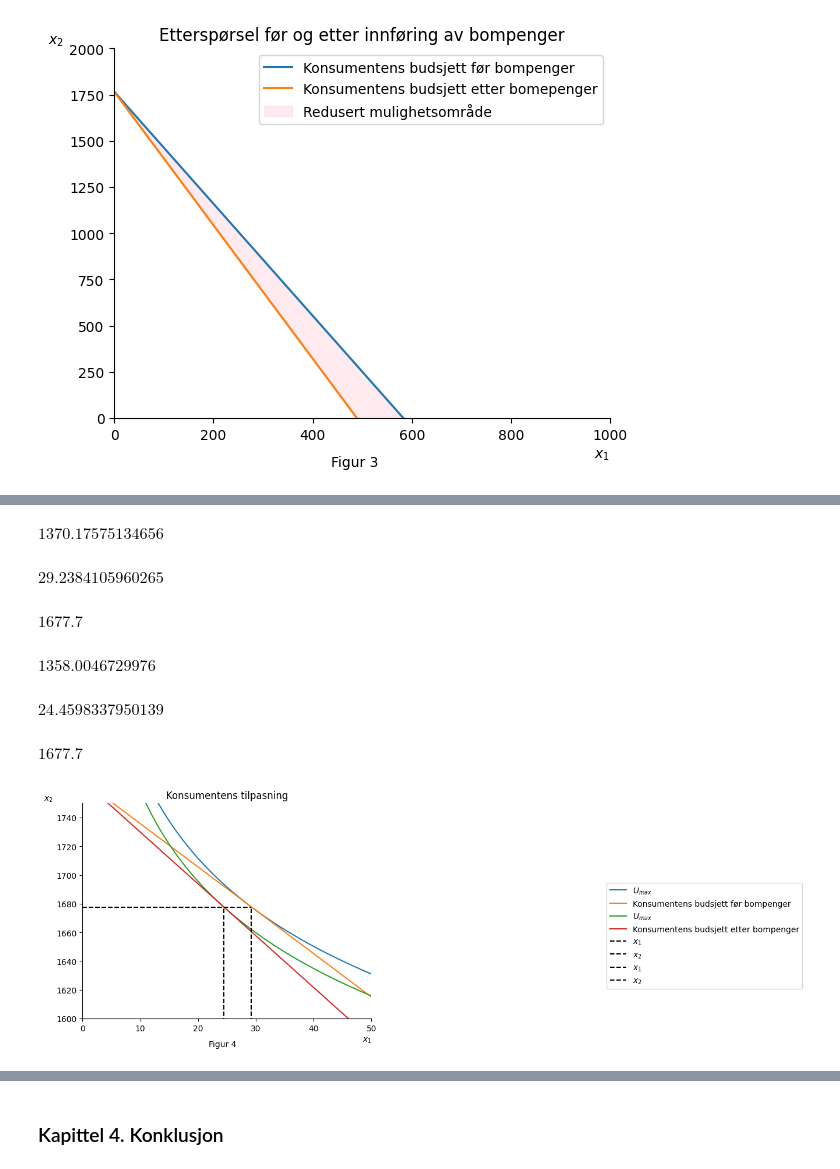
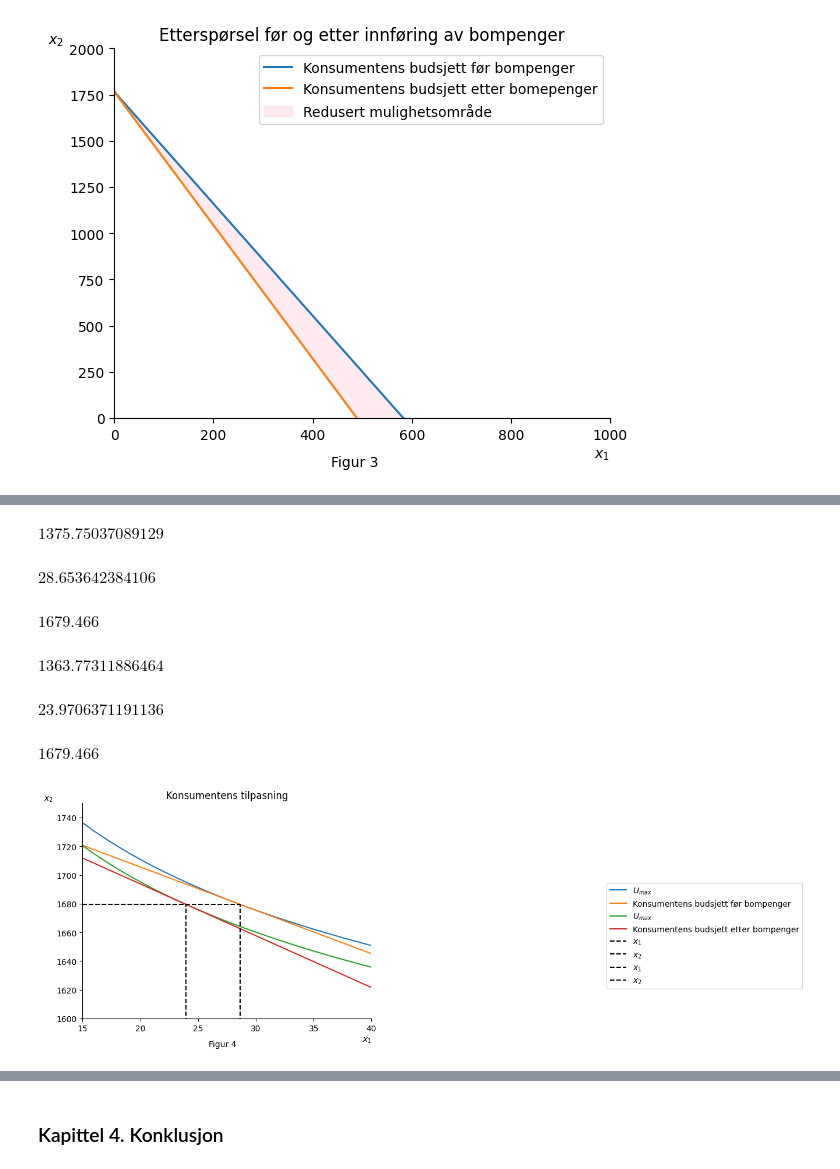
Before and after one commit to loopdiggaz/SOK-1006, a Jupyter notebook: Mappe2/mappeoppgave2_61.ipynb, the cells around one changed output, grey strips where cells are left out. Cells and saved outputs as stored; diff of their text form; code cells hidden in the pictures.

```diff
--- a/Mappe2/mappeoppgave2_61.ipynb
+++ b/Mappe2/mappeoppgave2_61.ipynb
@@ -330,7 +337,7 @@ U_max=U.subs([(x_1,x_1_eq),(x_2,x_2_eq)])
 # Vi kan bruke tall i et oppslag for å regne numeriske verdier
 # her er et eksempel
 # la oss lage noen tall i et oppslag
-in_dict = {"a":0.04,"b":0.96,"m":1766,"p_1":3.61,"p_2":1}
+in_dict = {"a":0.035,"b":0.965,"m":1766,"p_1":3.02,"p_2":1}
 
 # Vi bruker disse tallene til å finne nytten som oppnås samt etterspørsel
 
@@ -347,13 +354,13 @@ x_2_num=sp.sympify(x_2_eq).evalf(subs={a:in_dict['a'], b:in_dict['b'], m:in_dict
 # finn verdien for U_max, x_1_eq og x_2_eq
 
 
-nytte = U_max.subs([(a,0.05),(b,0.95),(m,1766),(p_1,3.02),(p_2,1)])
-x_1_num = x_1_eq.subs([(a,0.05),(b,0.95),(m,1766),(p_1,3.02),(p_2,1)])
-x_2_num = x_2_eq.subs([(a,0.05),(b,0.95),(m,1766),(p_1,3.02),(p_2,1)])
+nytte = U_max.subs([(a,0.049),(b,0.951),(m,1766),(p_1,3.02),(p_2,1)])
+x_1_num = x_1_eq.subs([(a,0.049),(b,0.951),(m,1766),(p_1,3.02),(p_2,1)])
+x_2_num = x_2_eq.subs([(a,0.049),(b,0.951),(m,1766),(p_1,3.02),(p_2,1)])
 
-nytte2 = U_max.subs([(a,0.05),(b,0.95),(m,1766),(p_1,3.61),(p_2,1)])
-x_1_num2 = x_1_eq.subs([(a,0.05),(b,0.95),(m,1766),(p_1,3.61),(p_2,1)])
-x_2_num2 = x_2_eq.subs([(a,0.05),(b,0.95),(m,1766),(p_1,3.61),(p_2,1)])
+nytte2 = U_max.subs([(a,0.049),(b,0.951),(m,1766),(p_1,3.61),(p_2,1)])
+x_1_num2 = x_1_eq.subs([(a,0.049),(b,0.951),(m,1766),(p_1,3.61),(p_2,1)])
+x_2_num2 = x_2_eq.subs([(a,0.049),(b,0.951),(m,1766),(p_1,3.61),(p_2,1)])
 
 display(nytte)
 display(x_1_num)
@@ -363,46 +370,46 @@ display(nytte2)
 display(x_1_num2)
 display(x_2_num2)
 # %% [output]
-$\displaystyle 1370.17575134656$
+$\displaystyle 1375.75037089129$
-$\displaystyle 29.2384105960265$
+$\displaystyle 28.653642384106$
-$\displaystyle 1677.7$
+$\displaystyle 1679.466$
-$\displaystyle 1358.0046729976$
+$\displaystyle 1363.77311886464$
-$\displaystyle 24.4598337950139$
+$\displaystyle 23.9706371191136$
-$\displaystyle 1677.7$
+$\displaystyle 1679.466$
 # %%
 fig, ax = plt.subplots()
 ax.set_ylabel('$x_2$', loc='top', rotation=0)
 ax.set_xlabel('$x_1$', loc='right')
 ax.set_xlim(0,1000)
 ax.set_ylim(0,2000)
 ax.spines['top'].set_color('none')
 ax.spines['right'].set_color('none')
 
 # før bompenger
-ax.plot(x, indiff_x_2(nytte,.05,.95,x), label='$U_{max}$')
+ax.plot(x, indiff_x_2(nytte,0.049,0.951,x), label='$U_{max}$')
 ax.plot(x, budsjett(1766, 3.02, 1, x), label = 'Konsumentens budsjett før bompenger')
 
 # etter bompenger
-ax.plot(x, indiff_x_2(nytte2,.05,0.95,x), label='$U_{max}$')
+ax.plot(x, indiff_x_2(nytte2,0.049,0.951,x), label='$U_{max}$')
 ax.plot(x, budsjett(1766, 3.61, 1, x), label = 'Konsumentens budsjett etter bompenger')
 
 # tilpasningen
 ax.vlines(x_1_num,0,x_2_num, color='black',ls='dashed', label='$x_1$')
 ax.hlines(x_2_num,0,x_1_num, color='black',ls='dashed', label='$x_2$')
 
 ax.vlines(x_1_num2,0,x_2_num2, color='black',ls='dashed', label='$x_1$')
 ax.hlines(x_2_num2,0,x_1_num2, color='black',ls='dashed', label='$x_2$')
 
 # tittel
 ax.set_title('Konsumentens tilpasning')
 
 #vis navnene:
 ax.legend(bbox_to_anchor=(1.8,0.65));
 
 plt.ylim(1600,1750)
-plt.xlim(0,50)
+plt.xlim(15,40)
 txt = 'Figur 4'
 fig.text(.5, .01, txt, ha='center');
 # %% [output]
-[figure, old version]
+[figure, new version]
 # %% [markdown]
```
Also changed, not shown: parts of 11 cells of this notebook.
